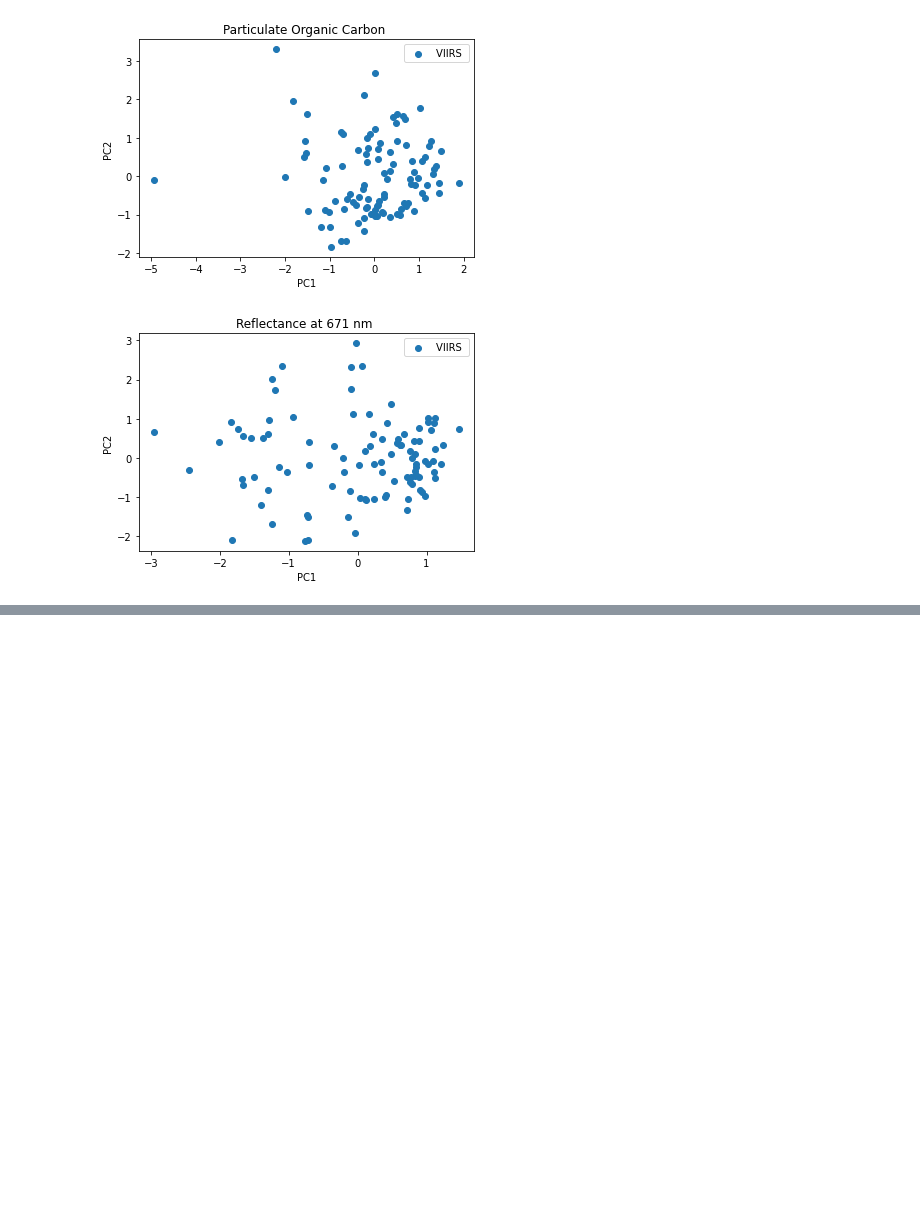
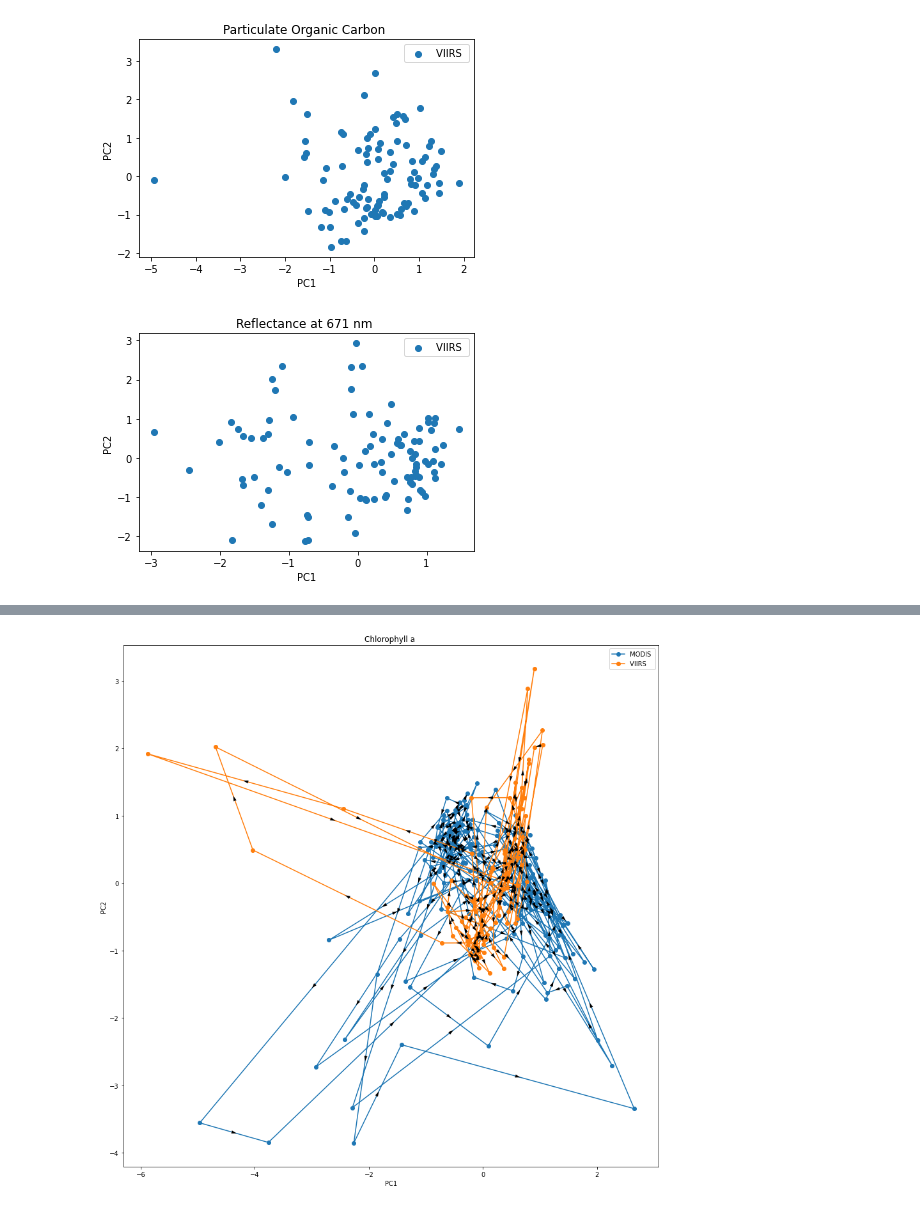
Before and after one commit to austinbennysmith/OSOM-ERDDAP, a Jupyter notebook: EOF_Analysis.ipynb, the cells around one changed output, grey strips where cells are left out. Cells and saved outputs as stored; diff of their text form; code cells hidden in the pictures; blank space fills up the shorter version.

```diff
--- a/EOF_Analysis.ipynb
+++ b/EOF_Analysis.ipynb
@@ -391,0 +394,98 @@ for variable in variableslist: #looping through all the variables
+# %%
+#from google.colab import drive
+#drive.mount('/content/gdrive')
+#mydirectory = '/content/gdrive/Shared drives/BFK_BOG/SURF_UG/Benny/Images/Phytoplankton_averages'
+from netCDF4 import Dataset as NetCDFFile
+import numpy as np
+from datetime import date
+from datetime import datetime as dt
+import requests
+import matplotlib
+#The following dictionary lists the dataset IDs associated with each variable. This will allow me to loop through all the satellites that have data for the variable
+monthly_data_dict ={
+    'Chlorophyll':['erdMH1chlamday', 'erdVH2018chlamday'],
+    'k490':['erdMH1kd490mday', 'erdVH2018k490mday'],
+    'par':['erdMH1par0mday', 'erdVH2018parmday'],
+    'cflh':['erdMH1cflhmday'],
+    'pic':['erdVH2018picmday'],
+    'poc':['erdVH2018pocmday'],
+    'r671':['erdVH2018r671mday']
+}
+variableslist = ['Chlorophyll', 'k490', 'par', 'cflh', 'pic', 'poc', 'r671'] #creating a list of variables that I'll loop through
+for variable in variableslist: #looping through all the variables
+  plt.figure(figsize=(15,15)) #need to do this outside of the for loop through monthly_data_dict[variable] or else it won't print the MODIS & VIIRS data together
+  tt = 'monthly' #just doing this for monthly data right now. Could update the program in the future to deal with 8 Day or 1 Day, in which case I would need some conditional statements to determine tt based on the dataset ID (I would also need to change the monthly_data_dict)
+  #the following conditionals define some variables that are useful for plotting and creating the url, depending on which variable I'm trying to analyze and which satellite it comes from
+  for k in monthly_data_dict[variable]:
+    if 'MH' in k:
+      start_date = date(2003, 1, 16)
+      end_date = date(2020, 5, 16)
+      thecolor = 'cyan'
+      satellite = 'MODIS '
+    elif 'VH' in k:
+      start_date = date(2012, 1, 15)
+      end_date = date(2020, 4, 15)
+      satellite = 'VIIRS '
+      thecolor = 'magenta'
+    if variable == 'Chlorophyll':
+      if 'MH' in k:
+        myvar = 'chlorophyll'
+      elif 'VH' in k:
+        myvar = 'chla'
+      unit = 'mg m^-3'
+      title = 'Chlorophyll a '
+    elif variable == 'k490':
+      unit = 'm^-1'
+      title = 'K490 '
+      myvar = 'k490'
+    elif variable == 'par':
+      myvar = 'par'
+      unit = 'einstein m^-2 day ^-1'
+      title = 'PAR '
+    elif variable == 'cflh':
+      myvar = 'cflh'
+      unit = 'W m^-2 um^-1 sr^-1'
+      title = 'Fluorescence Line Height '
+    elif variable == 'pic':
+      myvar = 'pic'
+      unit = 'mol m^-3'
+      title = 'Particulate Inorganic Carbon '
+    elif variable == 'poc':
+      myvar = 'poc'
+      unit = 'mg m^-3'
+      title = 'Particulate Organic Carbon '
+    elif variable == 'r671':
+      myvar = 'r671'
+      unit = 'sr^-1'
+      title = 'Reflectance at 671 nm '
+    #making the url and opening the dataset:
+    url = 'https://pricaimcit.services.brown.edu/erddap/griddap/'+k+'.nc?'+myvar+'[('+str(start_date)+'):1:('+str(end_date)+')][(41.5):1:(40.5)][(-72.65):1:(-70.25)]'
+    r = requests.get(url, allow_redirects=True)
+    open('test.nc', 'wb').write(r.content)
+    nc = NetCDFFile('test.nc')
+    nc
+    #defining some of the dataset variables:
+    lat = nc.variables['latitude'][:]
+    lon = nc.variables['longitude'][:]
+    time = nc.variables['time'][:]
+    mapvar = nc.variables[myvar][:]
+    coslat = np.cos(np.deg2rad(lat)).clip(0., 1.) #weighting
+    wgts = np.sqrt(coslat)[..., np.newaxis] #weighting
+    solver = Eof(mapvar, weights = wgts) #making the Eof solver
+    pc1 = solver.pcs(npcs=2, pcscaling=1) #solving for the Principal Components. By the way,  I'm not sure. what pscaling=1 means. I got this line from this page on the documentation website: https://ajdawson.github.io/eofs/latest/examples/elnino_standard.html
+    #this link helped me figure out how to put the arrows on the plot: https://stackoverflow.com/questions/58342419/show-direction-arrows-in-a-scatterplot
+    x_difference = np.diff(pc1[:, 0])
+    x_position = pc1[:, 0][:-1] + x_difference/2
+    y_difference = np.diff(pc1[:, 1])
+    y_position = pc1[:, 1][:-1] + y_difference/2
+    norm = np.sqrt(x_difference**2+y_difference**2)
+    plt.plot(pc1[:, 0], pc1[:, 1], marker='o', label=satellite, zorder=0) #pc1[:, 0] is the first principal component at all times, while pc1[:, 1] is the second principal component at all times
+    plt.quiver(x_position, y_position, x_difference/norm, y_difference/norm, angles='xy', pivot='mid', scale=100)
+    plt.xlabel('PC1')
+    plt.ylabel('PC2')
+  plt.title(title)
+  plt.legend(loc='best')
+  #plt.savefig(f"{mydirectory}/"+variable+" PC_vs.png")
+  plt.show()
+# %% [output]
+[figure, added]
```
Also changed, not shown: parts of 4 cells of this notebook.
